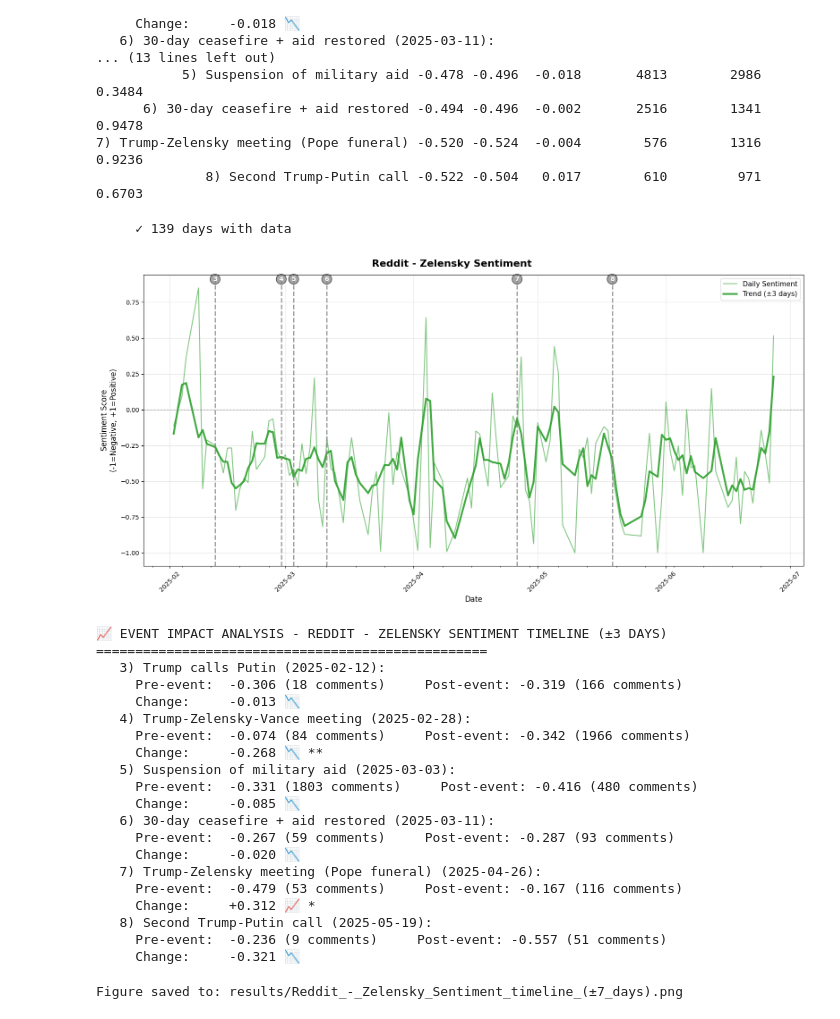
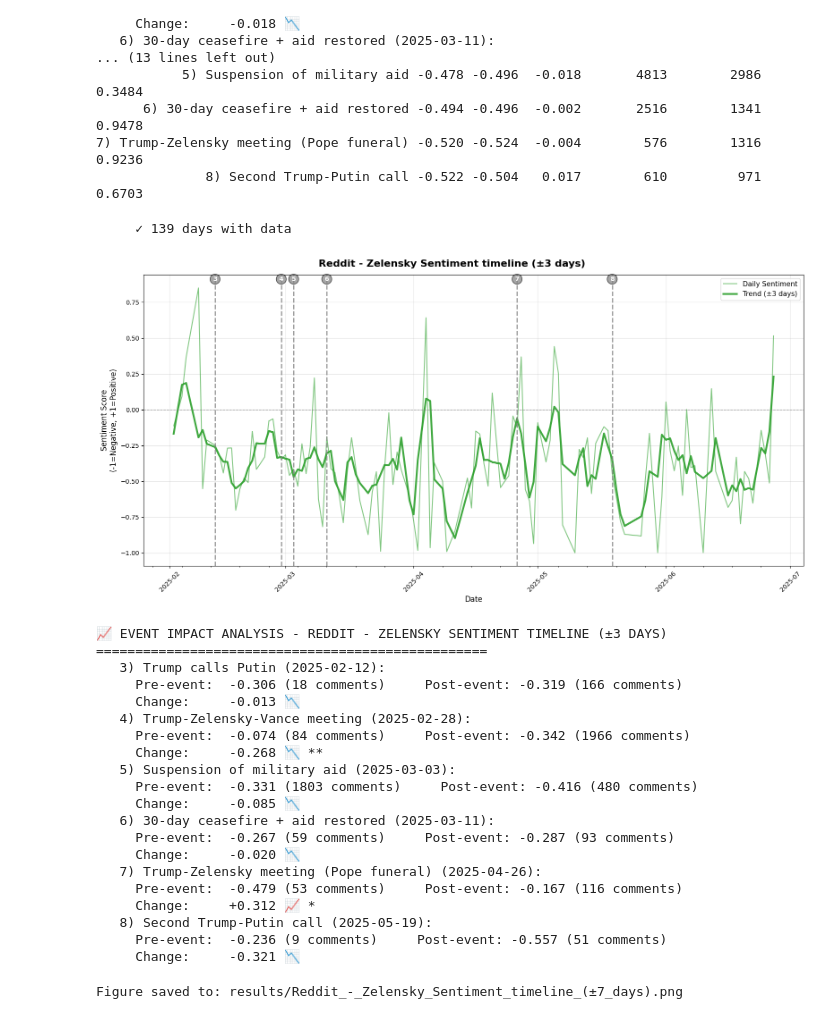
Before and after one commit to elisa-negrini/CSS_project, a Jupyter notebook: sentiment_analysis_final.ipynb, the cells around one changed output. Cells and saved outputs as stored; diff of their text form; code cells hidden in the pictures.

Commit message:
Minor changes to plot titles.

```diff
--- a/sentiment_analysis_final.ipynb
+++ b/sentiment_analysis_final.ipynb
@@ -1724,35 +1724,35 @@ if 'reddit_relevance_cut' in locals() and not reddit_relevance_cut.empty:
         reddit_relevance_cut,
         'comment_created_utc',
         'zelensky_sentiment'
     )
 
     # Create chart
     fig3, event_list = plot_single_sentiment_timeline(
         timeline_data=timeline_zelensky_reddit,
         events_dict=key_events2,
         date_column='comment_created_utc',
         sentiment_name='Zelensky Sentiment',
         color='#2ca02c',
-        title='Reddit - Zelensky Sentiment',
+        title='Reddit - Zelensky Sentiment timeline (±3 days)',
         figsize=(16, 8)
     )
 
     plt.show()
 
     # Impact analysis
     impact3 = analyze_single_sentiment_impact(
         df=reddit_relevance_cut,
         events_dict=key_events2,
         date_column='comment_created_utc',
         sentiment_column='zelensky_sentiment',
         sentiment_name='Reddit - Zelensky Sentiment timeline (±3 days)'
     )
 
 else:
     print("❌ Dataset reddit_relevance_cut not found")
 # %% [output]
      ✓ 139 days with data
-[figure, old version]
+[figure, new version]
 📈 EVENT IMPACT ANALYSIS - REDDIT - ZELENSKY SENTIMENT TIMELINE (±3 DAYS)
 ==================================================
    3) Trump calls Putin (2025-02-12):
```
Also changed, not shown: parts of 2 cells of this notebook, 12 other files.
